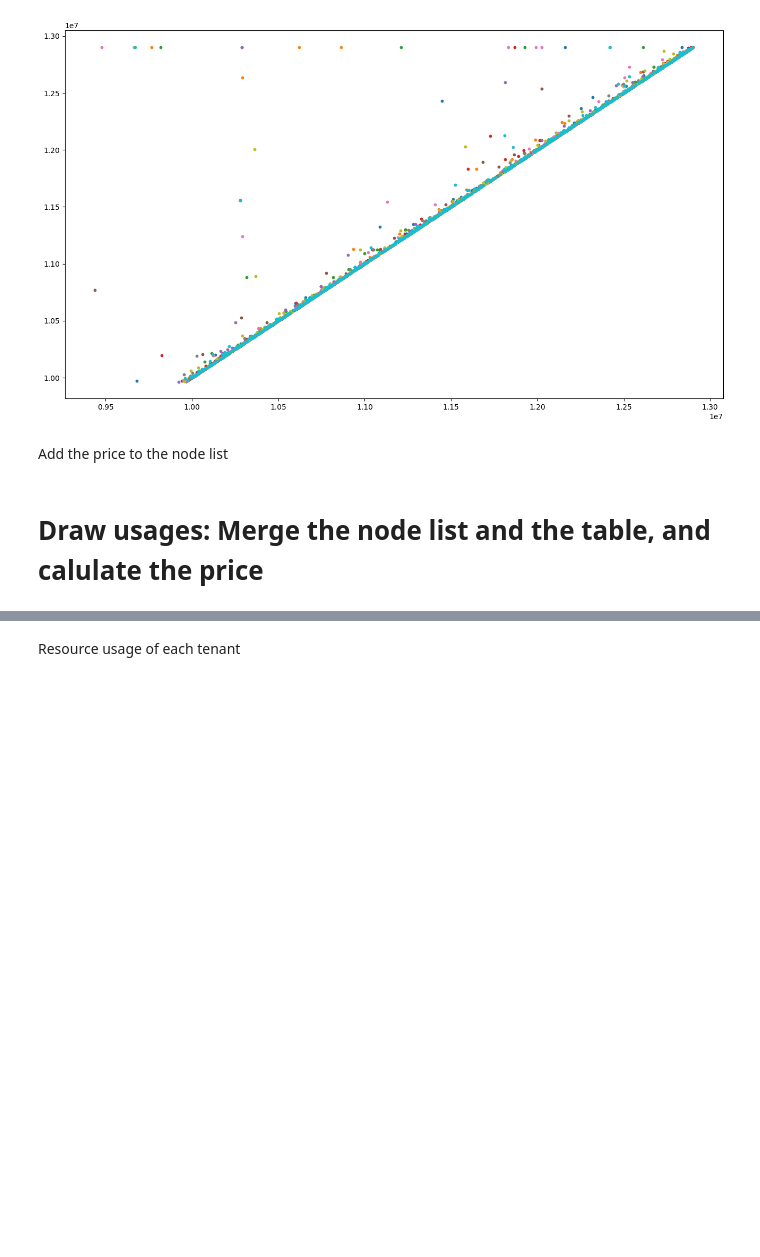
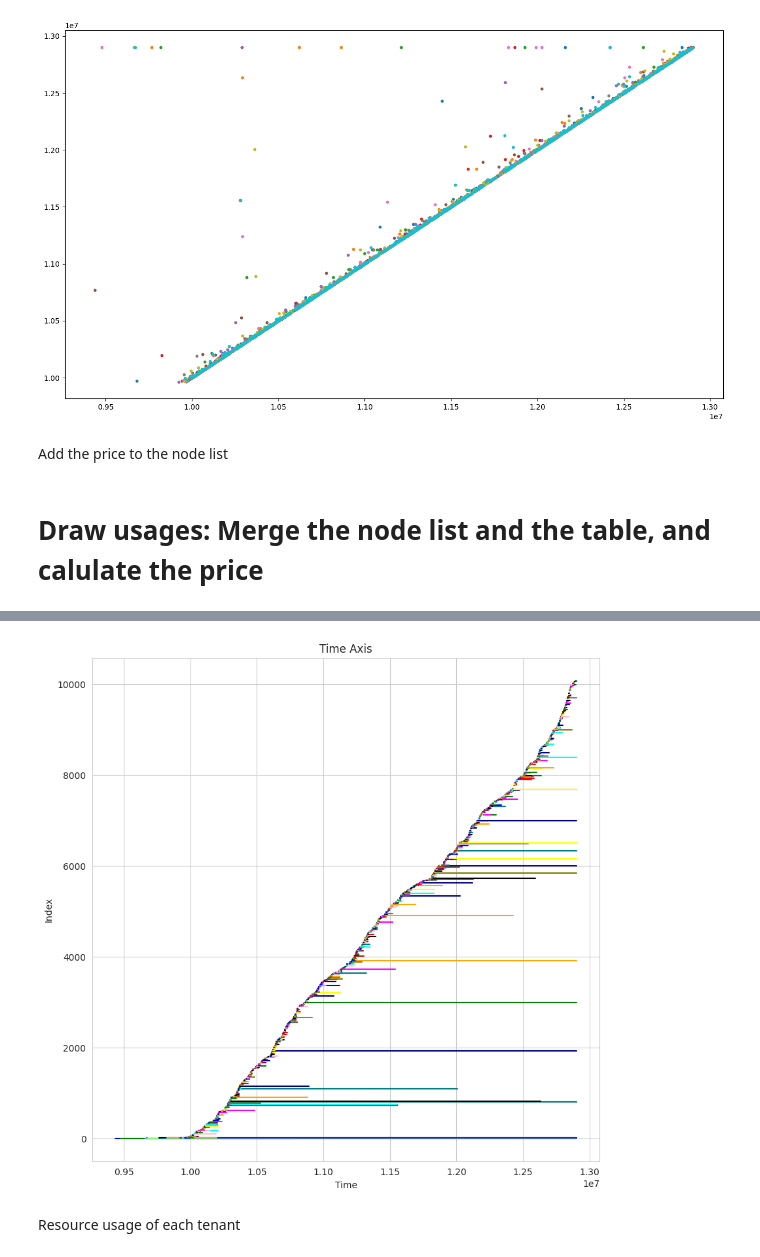
Before and after one commit to grief8/kubernetes-scheduler-simulator, a Jupyter notebook: main.ipynb, the cells around one changed output, grey strips where cells are left out. Cells and saved outputs as stored; diff of their text form; code cells hidden in the pictures; blank space fills up the shorter version.

```diff
--- a/main.ipynb
+++ b/main.ipynb
@@ -437,3 +419,33 @@ print(len(data)/(duration/60))
+# %%
+import pandas as pd
+import matplotlib.pyplot as plt
+
+path = '/home/fabing/projects/kubernetes-scheduler-simulator/data/csv/openb_pod_list_cpu300.csv'
+df = pd.read_csv(path)
+
+df = df[df['creation_time'] >= 9000000]
+df = df.sort_values("creation_time", ascending=True)
+
+plt.figure(figsize=(10, 10))
+colors = ['blue', 'green', 'red', 'cyan', 'magenta', 'yellow', 'black', 'purple', 'orange', 'brown', 'pink', 'gray', 'olive', 'teal', 'navy']
+idx = 0
+
+for index, row in df.iterrows():
+    creation_time = row['creation_time']
+    deletion_time = row['deletion_time']
+
+    color = colors[idx % 15]
+    idx += 1
+
+    plt.plot([creation_time, deletion_time], [idx, idx], color=color)
+
+plt.title("Time Axis")
+plt.xlabel("Time")
+plt.ylabel("Index")
+
+plt.show()
+# %% [output]
+[figure, added]
 # %% [markdown]
 Resource usage of each tenant
 # %%
```
Also changed, not shown: parts of 18 cells of this notebook.
